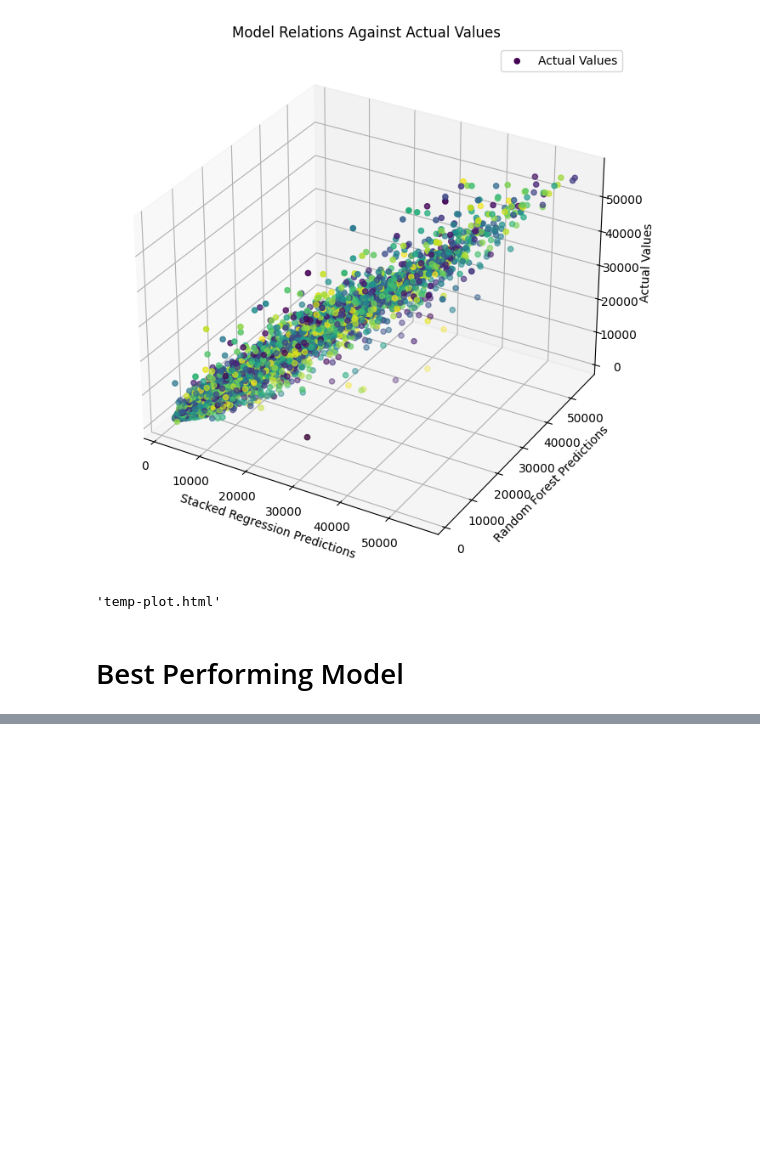
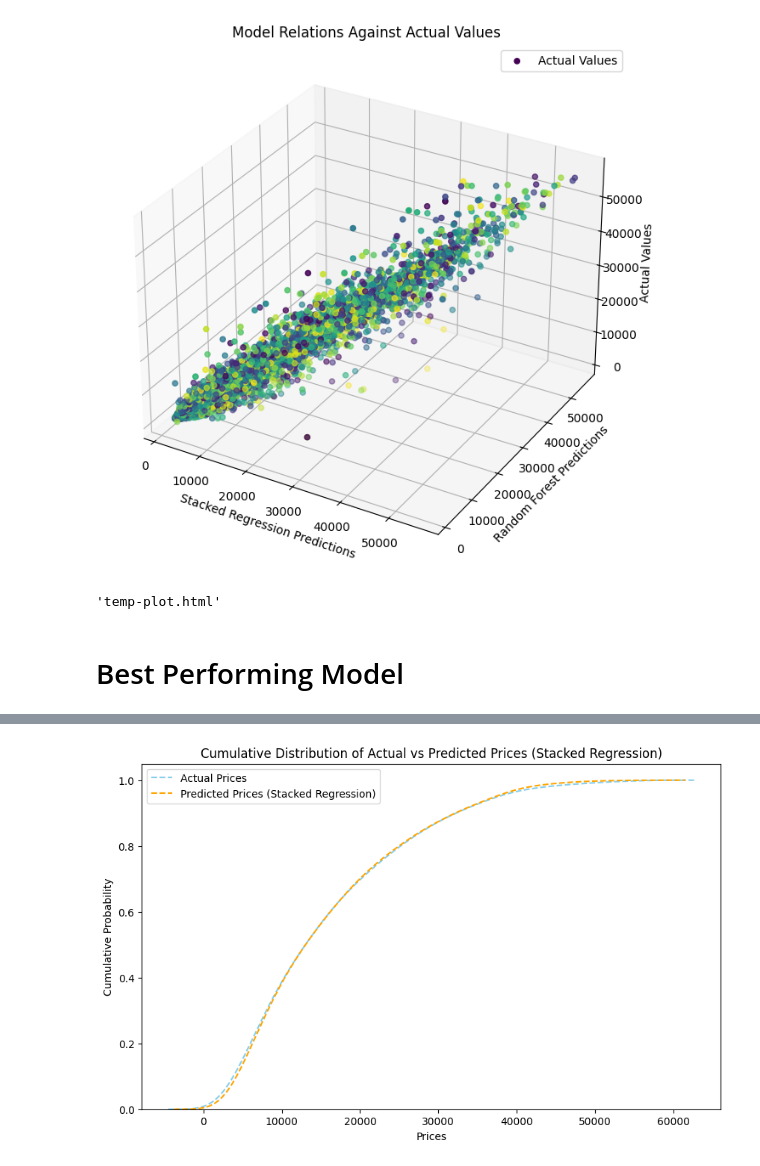
Before and after one commit to Ali7109/3401Project, a Jupyter notebook: src/CarPredictionModel.ipynb, the cells around one changed output, grey strips where cells are left out. Drawn from its saved outputs; the diff is of its cells as text; code cells hidden in the pictures; blank space fills up the shorter version.

```diff
--- a/src/CarPredictionModel.ipynb
+++ b/src/CarPredictionModel.ipynb
@@ -544,0 +550,16 @@ plt.show()
+# %%
+
+# Create a Cumulative Distribution Function (CDF) plot
+plt.figure(figsize=(10, 6))
+
+sns.kdeplot(y_test, label='Actual Prices', cumulative=True, color='skyblue', linestyle='--')
+sns.kdeplot(predicted_prices_stacked, label='Predicted Prices (Stacked Regression)', cumulative=True, color='orange', linestyle='--')
+
+plt.xlabel('Prices')
+plt.ylabel('Cumulative Probability')
+plt.title('Cumulative Distribution of Actual vs Predicted Prices (Stacked Regression)')
+plt.legend()
+
+plt.show()
+# %% [output]
+[figure, added]
```
Also changed, not shown: parts of 4 cells of this notebook.
